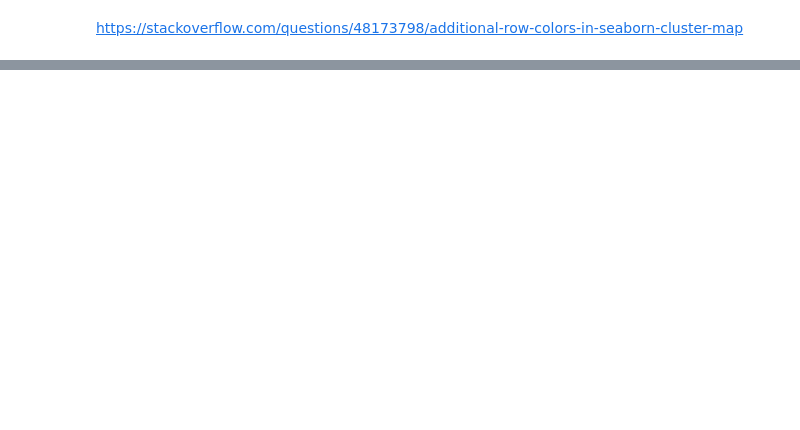
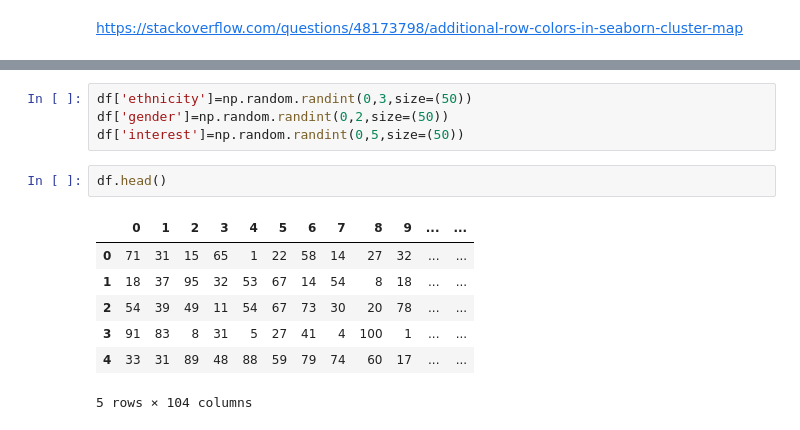
Before and after one commit to jakewendt/notebooks, a Jupyter notebook: seaborn-multiple-color-group-rows.ipynb, the cells around one changed output, grey strips where cells are left out. Cells and saved outputs as stored; diff of their text form; blank space fills up the shorter version.

```diff
--- a/seaborn-multiple-color-group-rows.ipynb
+++ b/seaborn-multiple-color-group-rows.ipynb
@@ -25,0 +160,14 @@ NameError: name 'plt' is not defined
+# %%
+df['ethnicity']=np.random.randint(0,3,size=(50))
+df['gender']=np.random.randint(0,2,size=(50))
+df['interest']=np.random.randint(0,5,size=(50))
+# %%
+df.head()
+# %% [output]
+|  | 0 | 1 | 2 | 3 | 4 | 5 | 6 | 7 | 8 | 9 | ... | ... |
+| 0 | 71 | 31 | 15 | 65 | 1 | 22 | 58 | 14 | 27 | 32 | ... | ... |
+| 1 | 18 | 37 | 95 | 32 | 53 | 67 | 14 | 54 | 8 | 18 | ... | ... |
+| 2 | 54 | 39 | 49 | 11 | 54 | 67 | 73 | 30 | 20 | 78 | ... | ... |
+| 3 | 91 | 83 | 8 | 31 | 5 | 27 | 41 | 4 | 100 | 1 | ... | ... |
+| 4 | 33 | 31 | 89 | 48 | 88 | 59 | 79 | 74 | 60 | 17 | ... | ... |
+5 rows × 104 columns
```
Also changed, not shown: parts of 19 cells of this notebook.
